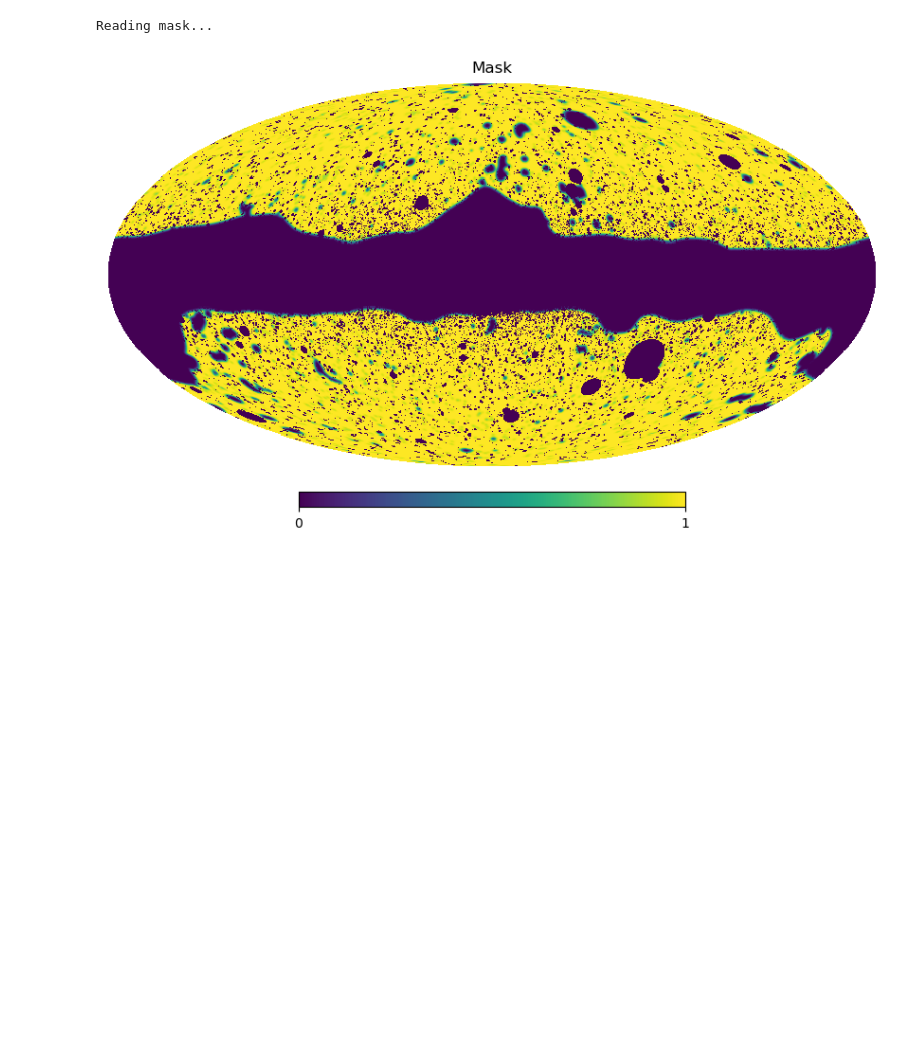
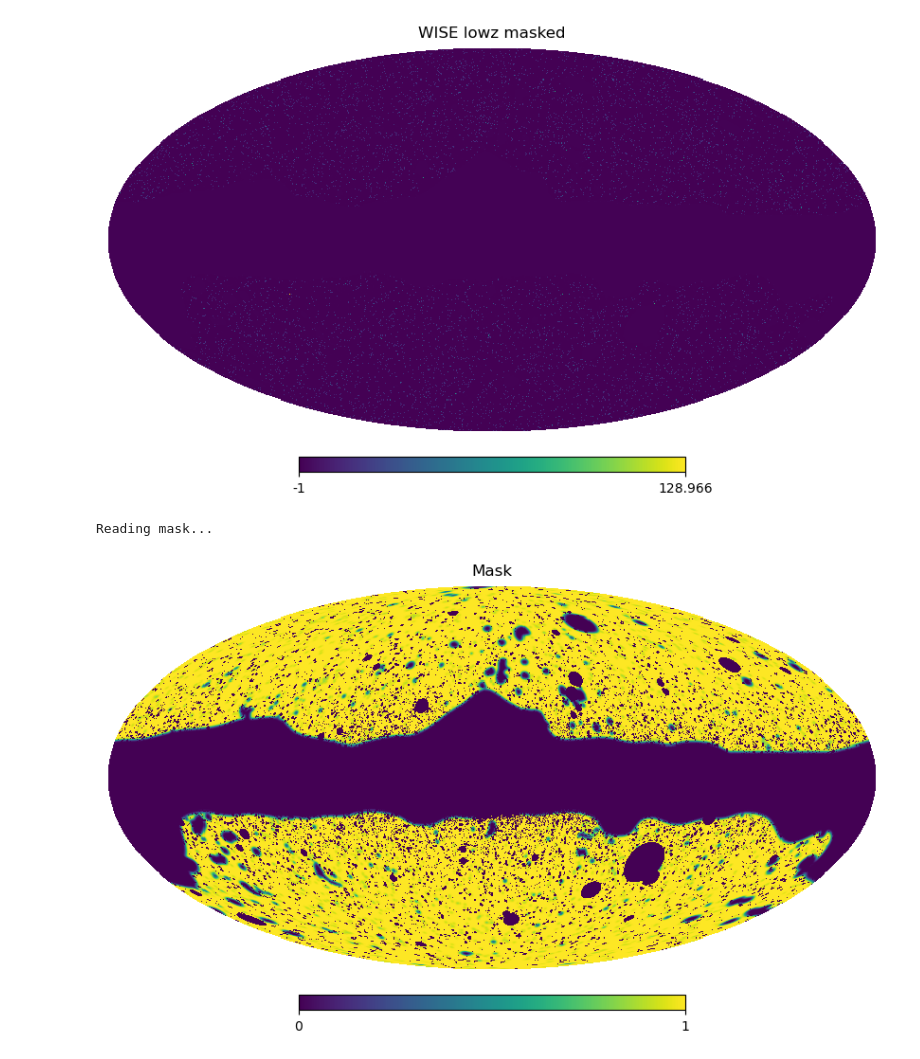
Before and after one commit to Zguandi/unWISE_SZ, a Jupyter notebook: plot_unwiseact.ipynb, the cells around one changed output. Cells and saved outputs as stored; diff of their text form; code cells hidden in the pictures; blank space fills up the shorter version.

```diff
--- a/plot_unwiseact.ipynb
+++ b/plot_unwiseact.ipynb
@@ -14,3 +46,7 @@ import matplotlib.pyplot as plt
+# %%
+hp.mollview(unwise_map*mask, title='WISE '+unwise_sample+' masked')
+# %% [output]
+[figure, added]
 # %%
 from assets import make_galaxy_map as mgm
 from assets import deprojection_index as di
```
Also changed, not shown: parts of 7 cells of this notebook, 6 other files.
